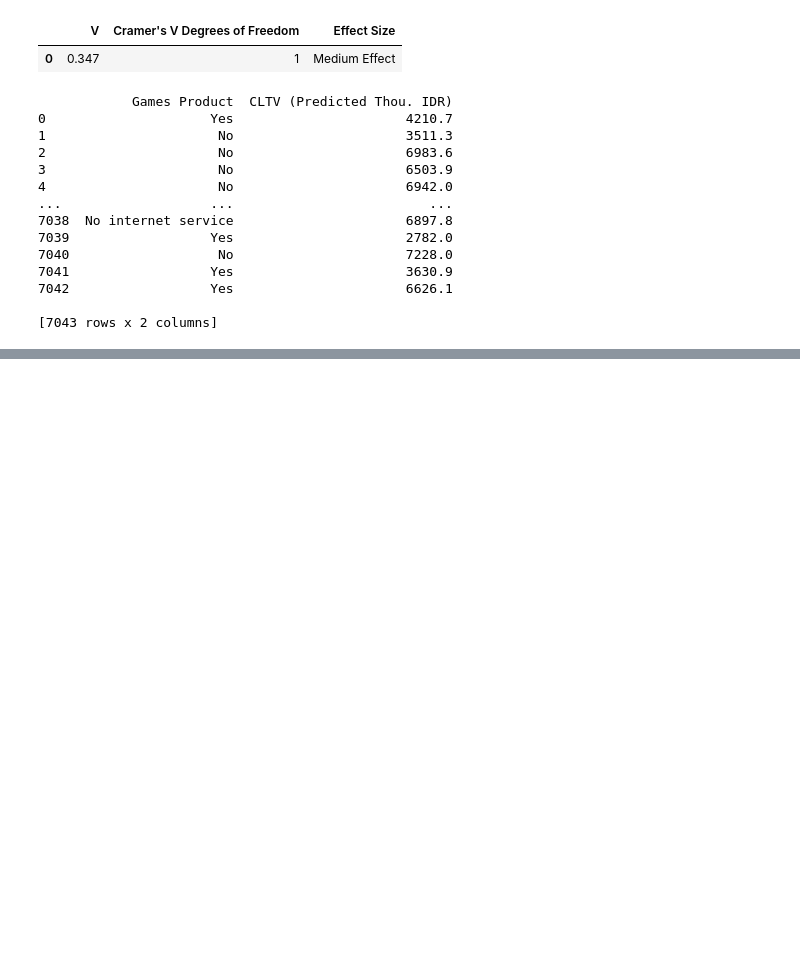
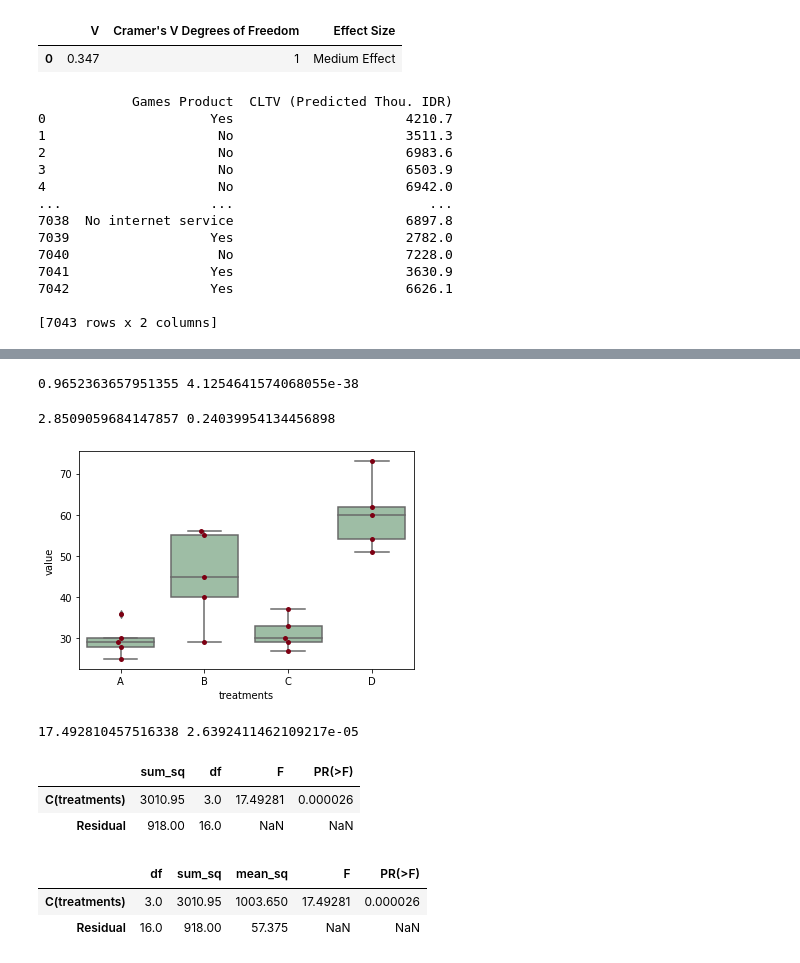
Before and after one commit to maulairfani/customer-churn, a Jupyter notebook: product_usage_analysis.ipynb, the cells around one changed output, grey strips where cells are left out. Cells and saved outputs as stored; diff of their text form; code cells hidden in the pictures; blank space fills up the shorter version.

```diff
--- a/product_usage_analysis.ipynb
+++ b/product_usage_analysis.ipynb
@@ -199,0 +333,62 @@ print(df[["Games Product", "CLTV (Predicted Thou. IDR)"]])
+# %%
+w, pvalue = stats.shapiro(model.resid)
+print(w, pvalue)
+# %% [output]
+0.9652363657951355 4.1254641574068055e-38
+# %%
+w, pvalue = stats.bartlett(*groups.values())
+print(w, pvalue)
+# %% [output]
+2.8509059684147857 0.24039954134456898
+# %%
+import pandas as pd
+# load data file
+df = pd.read_csv("https://reneshbedre.github.io/assets/posts/anova/onewayanova.txt", sep="\t")
+# reshape the d dataframe suitable for statsmodels package
+df_melt = pd.melt(df.reset_index(), id_vars=['index'], value_vars=['A', 'B', 'C', 'D'])
+# replace column names
+df_melt.columns = ['index', 'treatments', 'value']
+
+# generate a boxplot to see the data distribution by treatments. Using boxplot, we can
+# easily detect the differences between different treatments
+import matplotlib.pyplot as plt
+import seaborn as sns
+ax = sns.boxplot(x='treatments', y='value', data=df_melt, color='#99c2a2')
+ax = sns.swarmplot(x="treatments", y="value", data=df_melt, color='#7d0013')
+plt.show()
+# %% [output]
+[figure, added]
+# %%
+import scipy.stats as stats
+# stats f_oneway functions takes the groups as input and returns ANOVA F and p value
+fvalue, pvalue = stats.f_oneway(df['A'], df['B'], df['C'], df['D'])
+print(fvalue, pvalue)
+# 17.492810457516338 2.639241146210922e-05
+# %% [output]
+17.492810457516338 2.6392411462109217e-05
+# %%
+# get ANOVA table as R like output
+import statsmodels.api as sm
+from statsmodels.formula.api import ols
+
+# Ordinary Least Squares (OLS) model
+model = ols('value ~ C(treatments)', data=df_melt).fit()
+anova_table = sm.stats.anova_lm(model, typ=2)
+anova_table
+# %% [output]
+|  | sum_sq | df | F | PR(>F) |
+| C(treatments) | 3010.95 | 3.0 | 17.49281 | 0.000026 |
+| Residual | 918.00 | 16.0 | NaN | NaN |
+# %%
+# ANOVA table using bioinfokit v1.0.3 or later (it uses wrapper script for anova_lm)
+from bioinfokit.analys import stat
+res = stat()
+res.anova_stat(df=df_melt, res_var='value', anova_model='value ~ C(treatments)')
+res.anova_summary
+
+# note: if the data is balanced (equal sample size for each group), Type 1, 2, and 3 sums of squares
+# (typ parameter) will produce similar results.
+# %% [output]
+|  | df | sum_sq | mean_sq | F | PR(>F) |
+| C(treatments) | 3.0 | 3010.95 | 1003.650 | 17.49281 | 0.000026 |
+| Residual | 16.0 | 918.00 | 57.375 | NaN | NaN |
```
Also changed, not shown: parts of 24 cells of this notebook, 2 other files.
